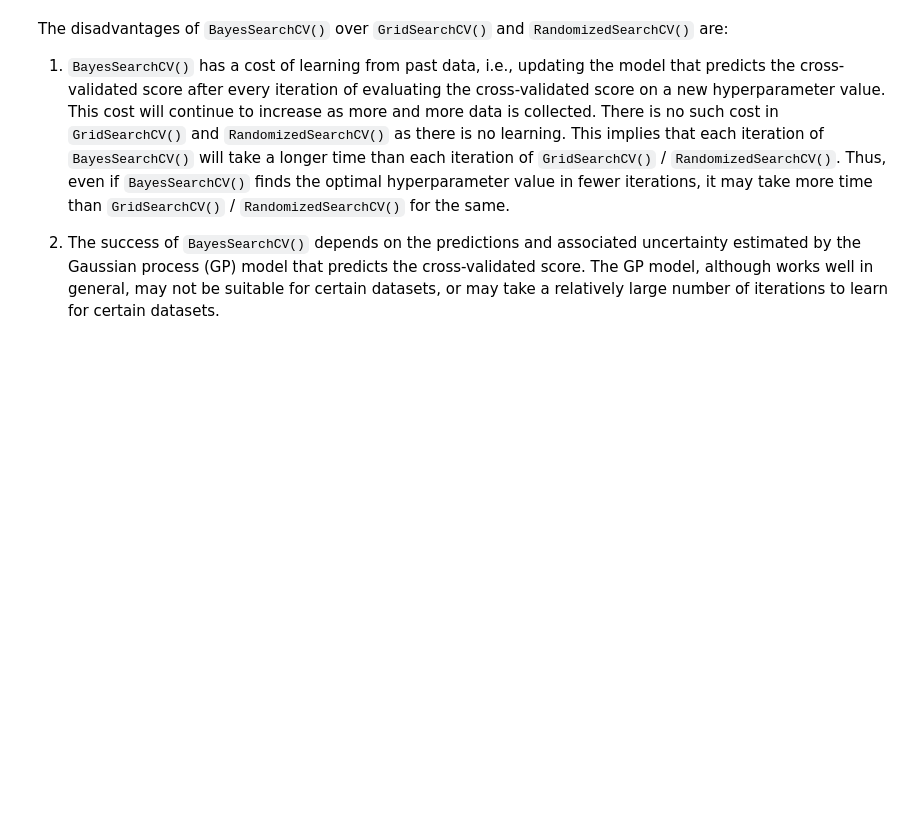
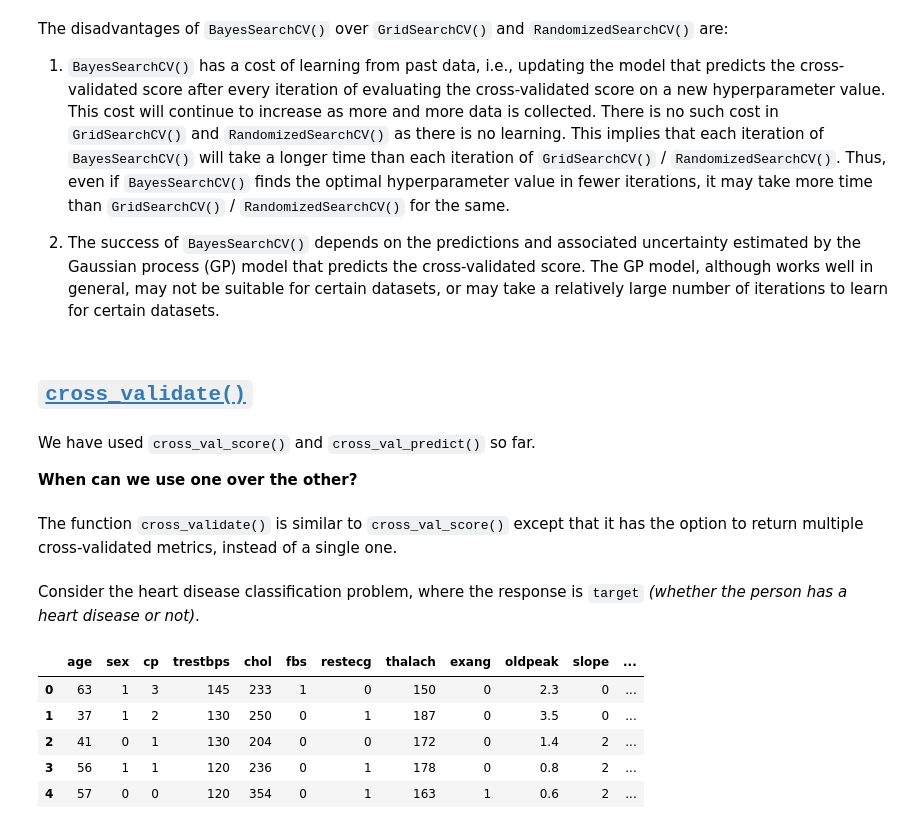
Before and after one commit to Lizhen0909/STAT303-3-class-notes, a Jupyter notebook: Hyperparameter tuning.ipynb, the cells around one changed output. Saved outputs shown, nothing was run; the diff lists cells and outputs as text; code cells hidden in the pictures; blank space fills up the shorter version.

```diff
--- a/Hyperparameter tuning.ipynb
+++ b/Hyperparameter tuning.ipynb
@@ -373,3 +373,23 @@ The disadvantages of `BayesSearchCV()` over `GridSearchCV()` and `RandomizedSear
 1. `BayesSearchCV()` has a cost of learning from past data, i.e., updating the model that predicts the cross-validated score after every iteration of evaluating the cross-validated score on a new hyperparameter value. This cost will continue to increase as more and more data is collected. There is no such cost in `GridSearchCV()` and `RandomizedSearchCV()` as there is no learning. This implies that each iteration of `BayesSearchCV()` will take a longer time than each iteration of `GridSearchCV()` / `RandomizedSearchCV()`. Thus, even if `BayesSearchCV()` finds the optimal hyperparameter value in fewer iterations, it may take more time than `GridSearchCV()` / `RandomizedSearchCV()` for the same.
 
 2. The success of `BayesSearchCV()` depends on the predictions and associated uncertainty estimated by the Gaussian process (GP) model that predicts the cross-validated score. The GP model, although works well in general, may not be suitable for certain datasets, or may take a relatively large number of iterations to learn for certain datasets.
+# %% [markdown]
+## [`cross_validate()`](https://scikit-learn.org/stable/modules/generated/sklearn.model_selection.cross_validate.html)
+# %% [markdown]
+We have used `cross_val_score()` and `cross_val_predict()` so far.
+
+**When can we use one over the other?**
+# %% [markdown]
+The function `cross_validate()` is similar to `cross_val_score()` except that it has the option to return multiple cross-validated metrics, instead of a single one.
+# %% [markdown]
+Consider the heart disease classification problem, where the response is `target` *(whether the person has a heart disease or not)*.
+# %%
+data = pd.read_csv('Datasets/heart_disease_classification.csv')
+data.head()
+# %% [output]
+|  | age | sex | cp | trestbps | chol | fbs | restecg | thalach | exang | oldpeak | slope | ... |
+| 0 | 63 | 1 | 3 | 145 | 233 | 1 | 0 | 150 | 0 | 2.3 | 0 | ... |
+| 1 | 37 | 1 | 2 | 130 | 250 | 0 | 1 | 187 | 0 | 3.5 | 0 | ... |
+| 2 | 41 | 0 | 1 | 130 | 204 | 0 | 0 | 172 | 0 | 1.4 | 2 | ... |
+| 3 | 56 | 1 | 1 | 120 | 236 | 0 | 1 | 178 | 0 | 0.8 | 2 | ... |
+| 4 | 57 | 0 | 0 | 120 | 354 | 0 | 1 | 163 | 1 | 0.6 | 2 | ... |
```
Also changed, not shown: parts of 13 cells of this notebook, 2 other files.
